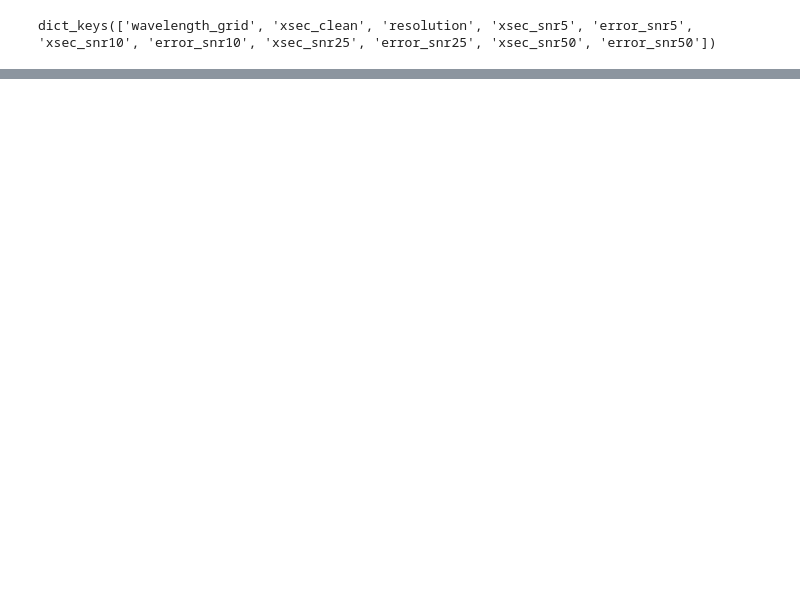
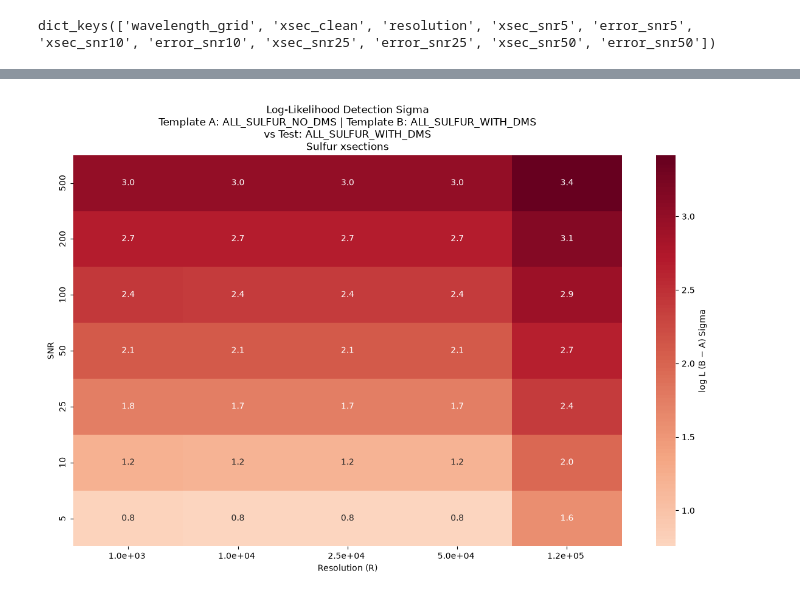
Before and after one commit to zanecollins/sgl_science_case, a Jupyter notebook: sgl_science_case/notebooks/sulfur_xsc.ipynb, the cells around one changed output, grey strips where cells are left out. Saved outputs shown, nothing was run; the diff lists cells and outputs as text; code cells hidden in the pictures; blank space fills up the shorter version.

```diff
--- a/sgl_science_case/notebooks/sulfur_xsc.ipynb
+++ b/sgl_science_case/notebooks/sulfur_xsc.ipynb
@@ -353,0 +336,6 @@ plt.show()
+# %%
+# plt.close('all')
+template_A = 'ALL_SULFUR_NO_DMS'
+template_B = 'ALL_SULFUR_WITH_DMS'
+test_scen = 'ALL_SULFUR_WITH_DMS'
+df_cc = cross_correlate_two_templates(template_A, template_B, test_scenario=test_scen)
@@ -353,0 +360,62 @@ plt.show()
+# %%
+# merged = pd.merge(df_A, df_B, on=['resolution', 'snr'], suffixes=('_A', '_B'))
+
+# Use log-likelihood difference (A - B)
+# merged['delta_logL'] = merged['log_lik_B'] - merged['log_lik_A']
+
+# Optional: compute significance (how many sigma the difference is)
+# merged['delta_significance'] = merged['delta_logL'] / np.sqrt(merged['noise_std_A']**2 + merged['noise_std_B']**2)
+
+# ======================
+# Pivot for heatmap
+# ======================
+pivot = df_cc.pivot_table(
+    index='snr',
+    columns='resolution',
+    values='sigma',        # or 'delta_significance'
+    aggfunc='mean'
+).sort_index(ascending=False)   # SNR increasing upwards
+
+# ======================
+# Annotation
+# ======================
+annot = pivot.copy().astype(str)
+
+for i, snr in enumerate(pivot.index):
+    for j, res in enumerate(pivot.columns):
+        val = pivot.iloc[i, j]
+        annot.iloc[i, j] = f"{val:.1f}"
+
+# ======================
+# Plot
+# ======================
+plt.figure(figsize=(12, 8))
+
+ax=sns.heatmap(
+    pivot,
+    cmap='RdBu_r',
+    center=0,
+    annot=annot,
+    fmt='',
+    cbar_kws={'label': 'log L (B − A) Sigma'}
+)
+
+
+
+xticklabels = [f"{r:.1e} "
+               for r in pivot.columns]
+ax.set_xticklabels(xticklabels)
+
+plt.xlabel('Resolution (R)')
+plt.ylabel('SNR')
+plt.title(
+    f'Log-Likelihood Detection Sigma\n'
+    f'Template A: {template_A} | Template B: {template_B}\n'
+    f'vs Test: {test_scen}\n'
+    'Sulfur xsections'
+)
+
+plt.tight_layout()
+plt.show()
+# %% [output]
+[figure, added]
```
Also changed, not shown: parts of 6 cells of this notebook, 3 other files.
